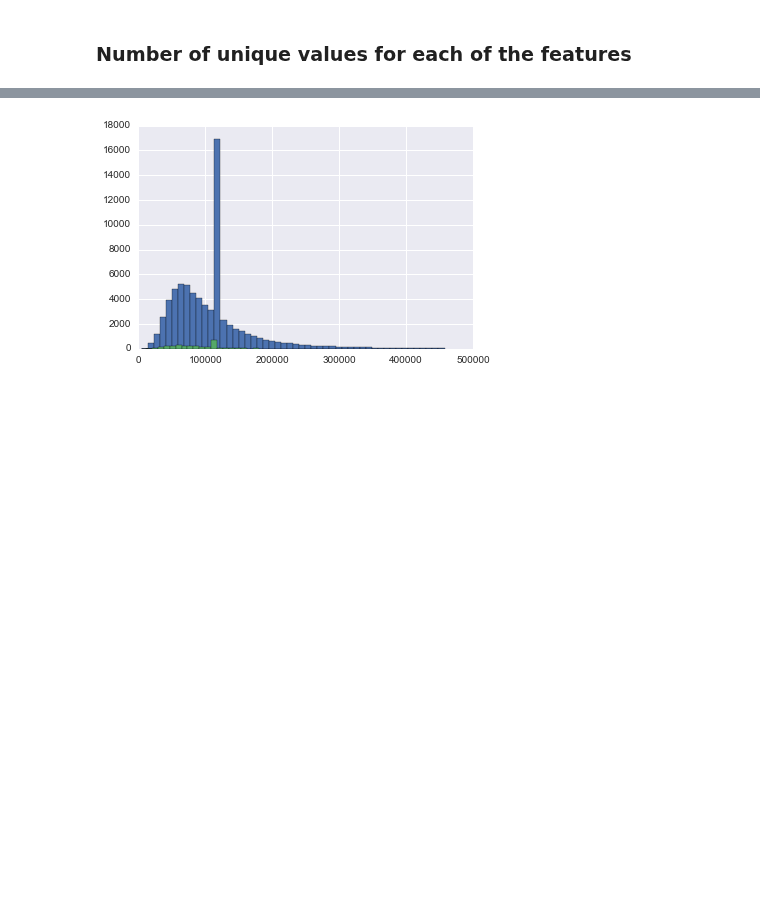
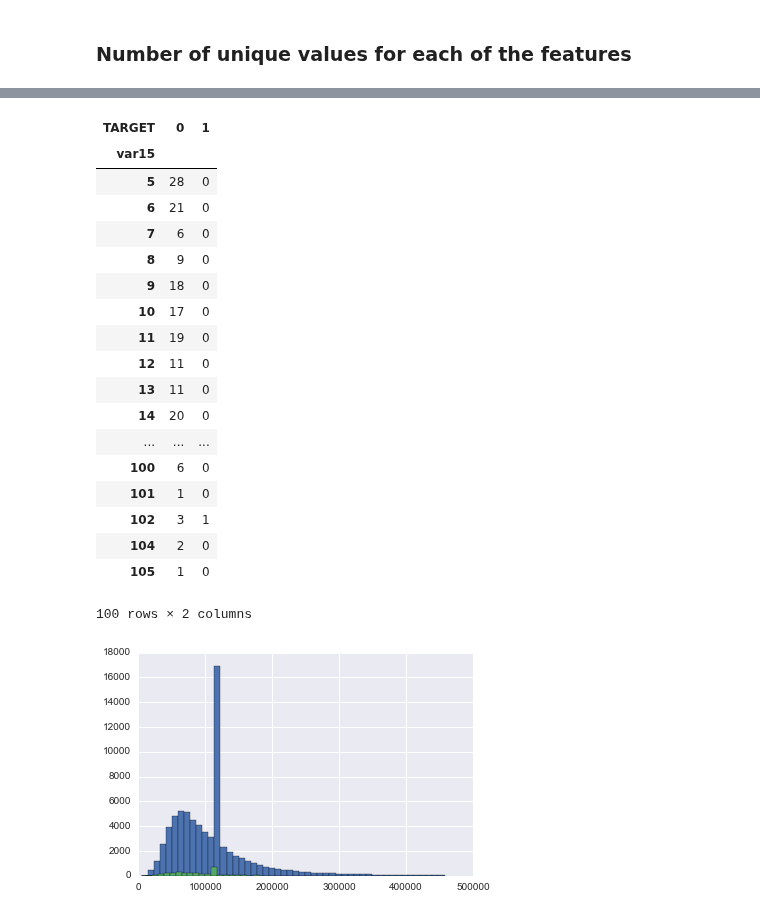
Before and after one commit to numb3r33/Kaggle-Competitions, a Jupyter notebook: Santander-Customer-Satisfaction/notebooks/Santander Customer Satisfaction - Exploratory Data Analysis.ipynb, the cells around one changed output, grey strips where cells are left out. Saved outputs shown, nothing was run; the diff lists cells and outputs as text; code cells hidden in the pictures; blank space fills up the shorter version.

```diff
--- a/Santander-Customer-Satisfaction/notebooks/Santander Customer Satisfaction - Exploratory Data Analysis.ipynb
+++ b/Santander-Customer-Satisfaction/notebooks/Santander Customer Satisfaction - Exploratory Data Analysis.ipynb
@@ -79,3 +83,25 @@ num_unique_map = get_num_unique_values(raw)
+# %%
+pd.crosstab(train.var15, train.TARGET)
+# %% [output]
+| TARGET | 0 | 1 |
+| var15 |  |  |
+| 5 | 28 | 0 |
+| 6 | 21 | 0 |
+| 7 | 6 | 0 |
+| 8 | 9 | 0 |
+| 9 | 18 | 0 |
+| 10 | 17 | 0 |
+| 11 | 19 | 0 |
+| 12 | 11 | 0 |
+| 13 | 11 | 0 |
+| 14 | 20 | 0 |
+| ... | ... | ... |
+| 100 | 6 | 0 |
+| 101 | 1 | 0 |
+| 102 | 3 | 1 |
+| 104 | 2 | 0 |
+| 105 | 1 | 0 |
+100 rows × 2 columns
 # %%
 train.loc[:, 'rounded_var_38'] = train.var38.map(np.round)
 # %%
```
Also changed, not shown: parts of 1 cell of this notebook, 1 other file.
